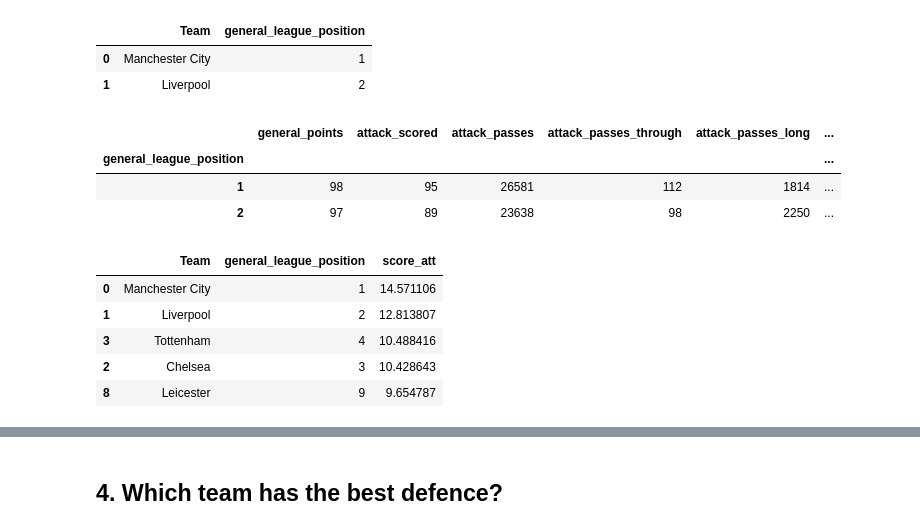
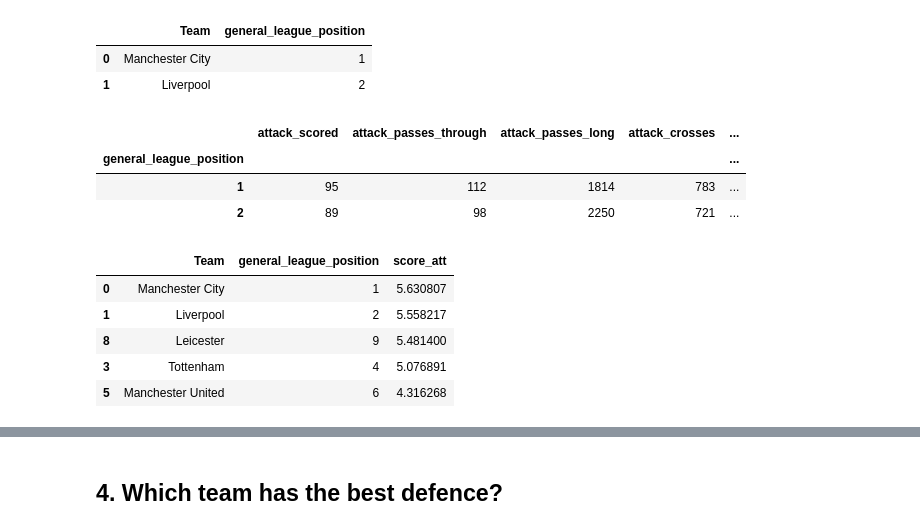
Before and after one commit to hadibudhy/fellowhip, a Jupyter notebook: Nur_Hadi_Budhy_Practical_Case_EDA.ipynb, the cells around one changed output, grey strips where cells are left out. Cells and saved outputs as stored; diff of their text form; code cells hidden in the pictures.

```diff
--- a/Nur_Hadi_Budhy_Practical_Case_EDA.ipynb
+++ b/Nur_Hadi_Budhy_Practical_Case_EDA.ipynb
@@ -253,13 +243,13 @@ team_pos.head(2)
 | 1 | Liverpool | 2 |
 # %%
 # Create team attack scoring dataframe
-df_att = df[['general_league_position', 'general_points', 'attack_scored', 'attack_passes', 'attack_passes_through', 'attack_passes_long', 'attack_passes_back', 'attack_crosses', 'attack_corners_taken', 'attack_shots', 'attack_shots_on_target', 'attack_goals_headed', 'attack_goals_penalty', 'attack_goals_box', 'attack_goals_outsidebox', 'attack_goals_counter', 'attack_goals_freekick', 'attack_posession', 'attack_pass_accuracy']].set_index('general_league_position')
+df_att = df[['general_league_position', 'attack_scored', 'attack_passes_through', 'attack_passes_long', 'attack_crosses', 'attack_goals_headed', 'attack_goals_penalty', 'attack_goals_outsidebox', 'attack_goals_counter', 'attack_goals_freekick']].set_index('general_league_position')
 df_att.head(2)
 # %% [output]
-|  | general_points | attack_scored | attack_passes | attack_passes_through | attack_passes_long | ... |
-| general_league_position |  |  |  |  |  | ... |
-| 1 | 98 | 95 | 26581 | 112 | 1814 | ... |
-| 2 | 97 | 89 | 23638 | 98 | 2250 | ... |
+|  | attack_scored | attack_passes_through | attack_passes_long | attack_crosses | ... |
+| general_league_position |  |  |  |  | ... |
+| 1 | 95 | 112 | 1814 | 783 | ... |
+| 2 | 89 | 98 | 2250 | 721 | ... |
 # %%
 # Declare standardization method
 scaler = MinMaxScaler()
@@ -273,8 +263,8 @@ df_best_att = pd.merge(team_pos, score_att, left_index=True, right_index=True)
 df_best_att.sort_values(by=['score_att'], ascending=False).head()
 # %% [output]
 |  | Team | general_league_position | score_att |
-| 0 | Manchester City | 1 | 14.571106 |
-| 1 | Liverpool | 2 | 12.813807 |
-| 3 | Tottenham | 4 | 10.488416 |
-| 2 | Chelsea | 3 | 10.428643 |
-| 8 | Leicester | 9 | 9.654787 |
+| 0 | Manchester City | 1 | 5.630807 |
+| 1 | Liverpool | 2 | 5.558217 |
+| 8 | Leicester | 9 | 5.481400 |
+| 3 | Tottenham | 4 | 5.076891 |
+| 5 | Manchester United | 6 | 4.316268 |
```
Also changed, not shown: parts of 33 cells of this notebook.
